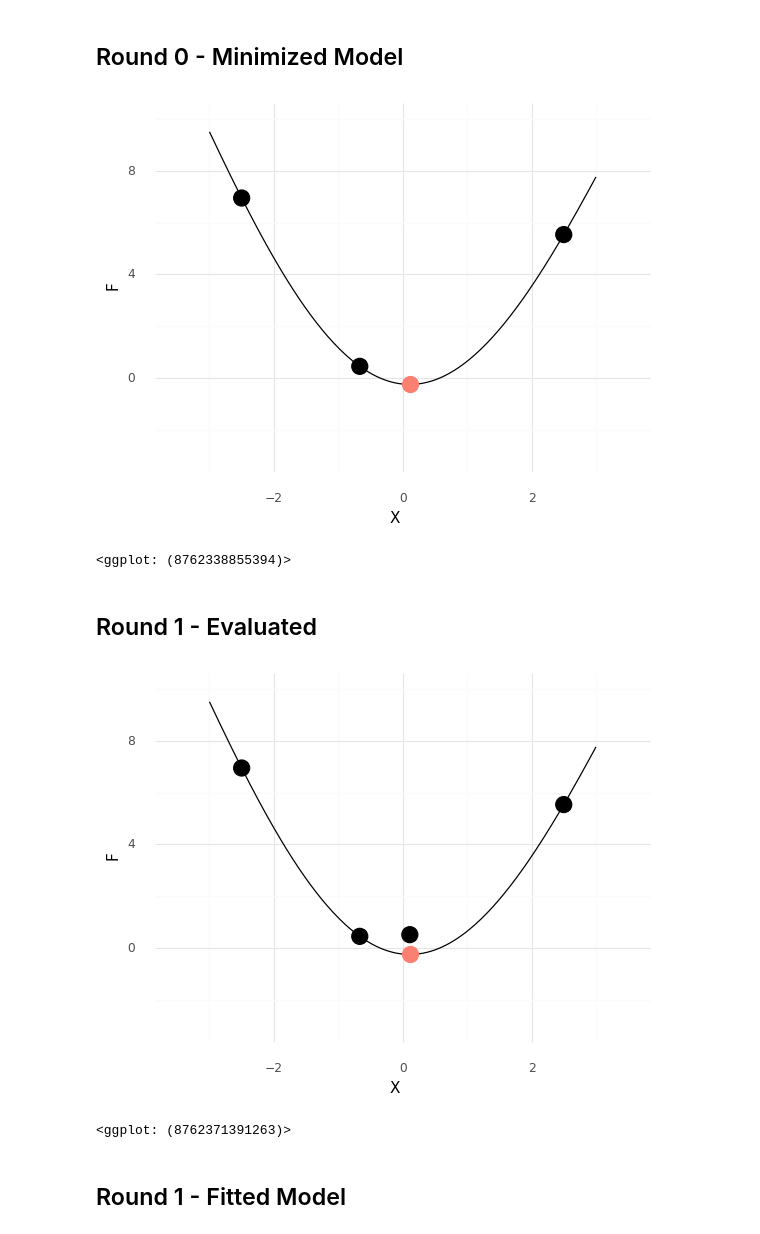
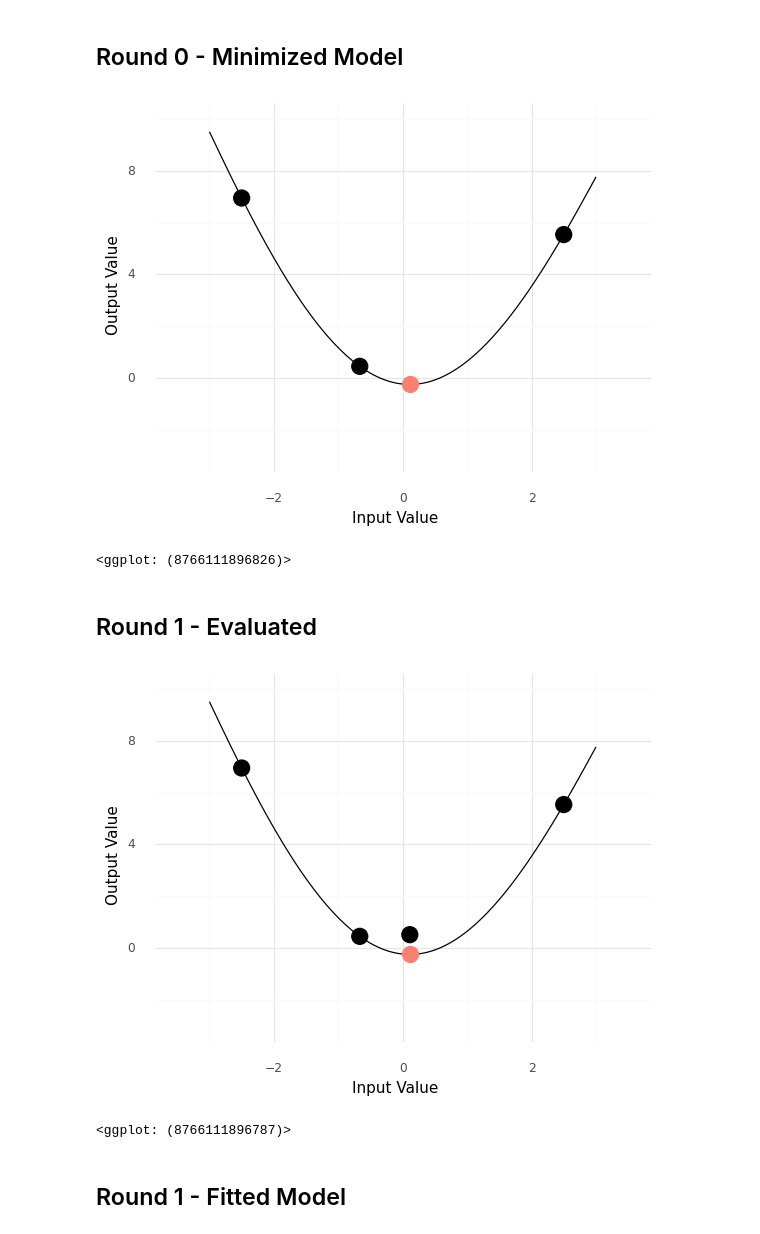
Before and after one commit to belisleb/perovskite-solar, a Jupyter notebook: figures.ipynb, the cells around one changed output. Saved outputs shown, nothing was run; the diff lists cells and outputs as text; code cells hidden in the pictures.

```diff
--- a/figures.ipynb
+++ b/figures.ipynb
@@ -768,37 +768,37 @@ df_opt0 = (
 )
 
 ## Vis
 p = (
     df_init
     >> gr.ggplot(gr.aes("x", "f"))
 
     + gr.geom_line(
         data=md_fit0
         >> gr.ev_df(df=gr.df_make(x=gr.linspace(-3, +3, 200))),
         mapping=gr.aes(y="f_mean"),
     )
     + gr.geom_point(size=6)
     + gr.geom_point(
         data=df_opt0,
         mapping=gr.aes(y="f_mean"),
         size=6,
         color="salmon",
     )
 
     + gr.scale_x_continuous(limits=(-3.5, +3.5))
     + gr.scale_y_continuous(limits=(-3.0, 10))
     + gr.theme_minimal()
     + gr.theme(panel_background=gr.element_rect(fill="white"))
     + gr.labs(
-        x="X",
-        y="F",
+        x="Input Value",
+        y="Output Value",
     )
 )
 p.save("./images/sdoe-round0-opt.png")
 p
 # %% [output]
-[figure, old version]
+[figure, new version]
-<ggplot: (8762338855394)>
+<ggplot: (8766111896826)>
 # %% [markdown]
 ## Round 1 - Evaluated
 # %%
@@ -834,15 +834,15 @@ p = (
     + gr.theme_minimal()
     + gr.theme(panel_background=gr.element_rect(fill="white"))
     + gr.labs(
-        x="X",
-        y="F",
+        x="Input Value",
+        y="Output Value",
     )
 )
 p.save("./images/sdoe-round1-eval.png")
 p
 # %% [output]
-[figure, old version]
+[figure, new version]
-<ggplot: (8762371391263)>
+<ggplot: (8766111896787)>
 # %% [markdown]
 ## Round 1 - Fitted Model
 # %%
```
Also changed, not shown: parts of 17 cells of this notebook.
